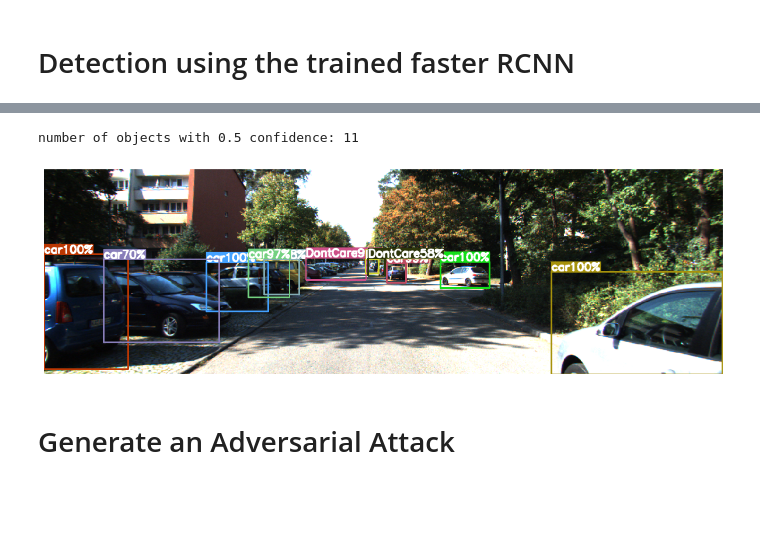
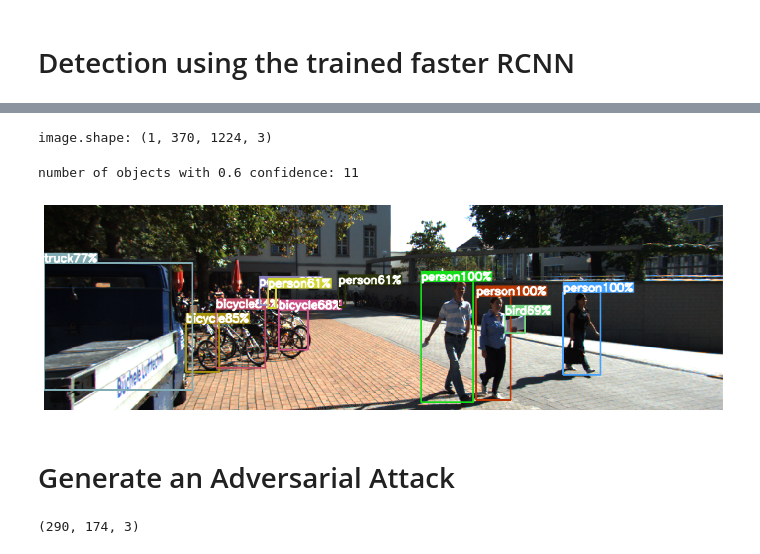
Before and after one commit to ayacherigui/Kitti_FasterRCNN, a Jupyter notebook: Notebooks/DPatch.ipynb, the cells around one changed output, grey strips where cells are left out. Drawn from its saved outputs; the diff is of its cells as text; code cells hidden in the pictures; blank space fills up the shorter version.

Commit message:
update adversarial patch

```diff
--- a/Notebooks/DPatch.ipynb
+++ b/Notebooks/DPatch.ipynb
@@ -63,4 +29,22 @@ COLORS = np.random.uniform(0, 255, size=(len(KITTI_INSTANCE_CATEGORY_NAMES), 3))
+# %%
+# model=load_trained_fasterrcnn_resnet50_fpn_v2(pytorch_fname,NUM_CLASSES)
+# model.to(DEVICE).eval()
+
+#Load the pretrained fasterRCNN model
+model=torchvision.models.detection.fasterrcnn_resnet50_fpn(pretrained=True)
+
+# Create ART object detector
+frcnn = PyTorchFasterRCNN(model,
+        clip_values=(0, 255), attack_losses=["loss_classifier", "loss_box_reg", "loss_objectness", "loss_rpn_box_reg"],device_type="cpu"
+    )
+# %%
+COCO_INSTANCE_CATEGORY_NAMES = {0: u'__background__', 1: u'person', 2: u'bicycle',3: u'car', 4: u'motorcycle', 5: u'airplane', 6: u'bus', 7: u'train', 8: u'truck', 9: u'boat', 10: u'traffic light', 11: u'fire hydrant', 12: u'stop sign', 13: u'parking meter', 14: u'bench', 15: u'bird', 16: u'cat', 17: u'dog', 18: u'horse', 19: u'sheep', 20: u'cow', 21: u'elephant', 22: u'bear', 23: u'zebra', 24: u'giraffe', 25: u'backpack', 26: u'umbrella', 27: u'handbag', 28: u'tie', 29: u'suitcase', 30: u'frisbee', 31: u'skis', 32: u'snowboard', 33: u'sports ball', 34: u'kite', 35: u'baseball bat', 36: u'baseball glove', 37: u'skateboard', 38: u'surfboard', 39: u'tennis racket', 40: u'bottle', 41: u'wine glass', 42: u'cup', 43: u'fork', 44: u'knife', 45: u'spoon', 46: u'bowl', 47: u'banana', 48: u'apple', 49: u'sandwich', 50: u'orange', 51: u'broccoli', 52: u'carrot', 53: u'hot dog', 54: u'pizza', 55: u'donut', 56: u'cake', 57: u'chair', 58: u'couch', 59: u'potted plant', 60: u'bed', 61: u'dining table', 62: u'toilet', 63: u'tv', 64: u'laptop', 65: u'mouse', 66: u'remote', 67: u'keyboard', 68: u'cell phone', 69: u'microwave', 70: u'oven', 71: u'toaster', 72: u'sink', 73: u'refrigerator', 74: u'book', 75: u'clock', 76: u'vase', 77: u'scissors', 78: u'teddy bear', 79: u'hair drier', 80: u'toothbrush'}
 # %%
 # Read input image
-input_img=cv2.imread("/home/aya/Desktop/Kitti_FasterRCNN/data/test/images/000346.png")
+input_img=cv2.imread("/home/aya/Desktop/Kitti_FasterRCNN/data/test/images/000074.png")
 input_img = cv2.cvtColor(input_img, cv2.COLOR_BGR2RGB) # Convert to RGB
+#input_img = cv2.resize(input_img, dsize=(input_img.shape[1], input_img.shape[0]), interpolation=cv2.INTER_CUBIC) resize images if you have multiple images
+image = np.stack([input_img], axis=0).astype(np.float32)
+print("image.shape:", image.shape)
+# %% [output]
+image.shape: (1, 370, 1224, 3)
@@ -78,8 +51,14 @@ end_time = time.time()
-# %%
-#Draw bboxes
-DrawBbox(input_img,pred,KITTI_INSTANCE_CATEGORY_NAMES,0.5)
-# %% [output]
-number of objects with 0.5 confidence: 11
-[figure, removed]
+# %%
+y= frcnn.predict(x=image) #RobustDpatch.generate() accept pred's values as arrays and not tensor
+# %%
+for i, y_i in enumerate(y):
+        y[i]["boxes"] = torch.from_numpy(y_i["boxes"]).type(torch.float).to(frcnn._device)
+        y[i]["labels"] = torch.from_numpy(y_i["labels"]).type(torch.int64).to(frcnn._device)
+        y[i]["scores"] = torch.from_numpy(y_i["scores"]).to(frcnn._device)
+#Draw bboxes
+DrawBbox(input_img,y,COCO_INSTANCE_CATEGORY_NAMES,0.6)
+# %% [output]
+number of objects with 0.6 confidence: 11
+[figure, added]
 # %% [markdown]
 # Generate an Adversarial Attack
@@ -123,0 +130,8 @@ def append_loss_history(loss_history, output):
+# %%
+#External patch
+ex_img = cv2.imread("/home/aya/Pictures/images1.jpeg")
+print(ex_img.shape)
+ex_img = cv2.cvtColor(ex_img, cv2.COLOR_BGR2RGB)  # Convert to RGB
+ex_img = cv2.resize(ex_img, dsize=(80, 80), interpolation=cv2.INTER_CUBIC)
+# %% [output]
+(290, 174, 3)
```
Also changed, not shown: parts of 26 cells of this notebook.
